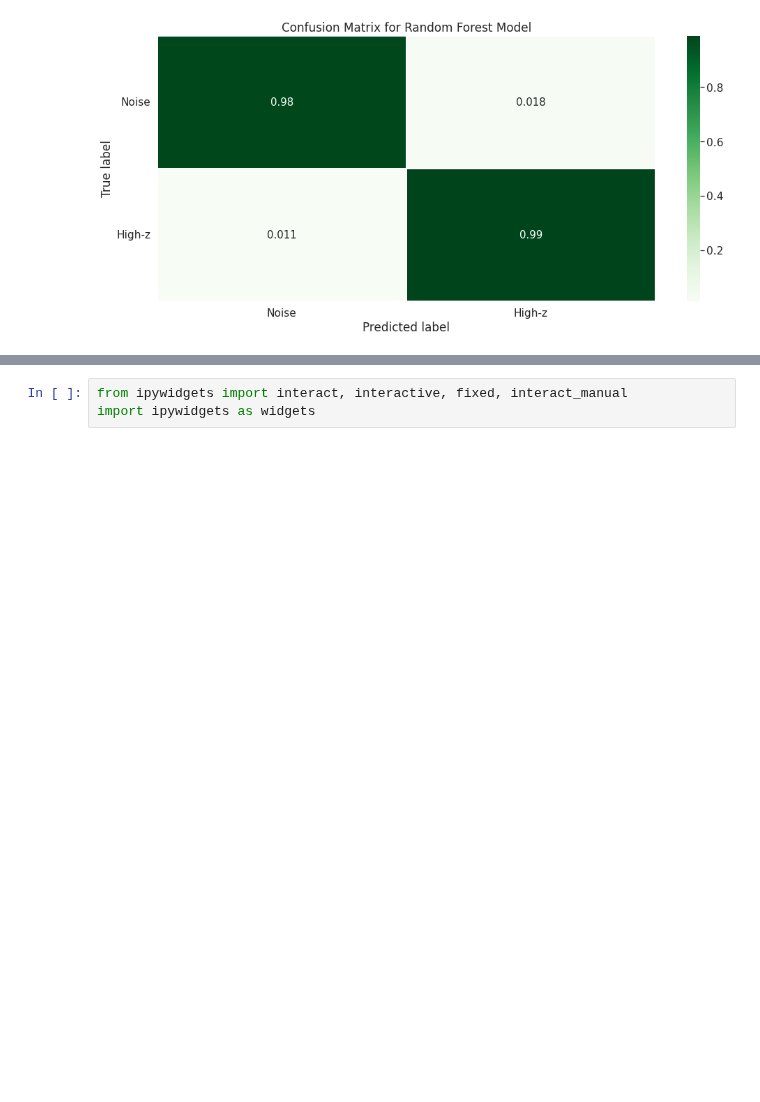
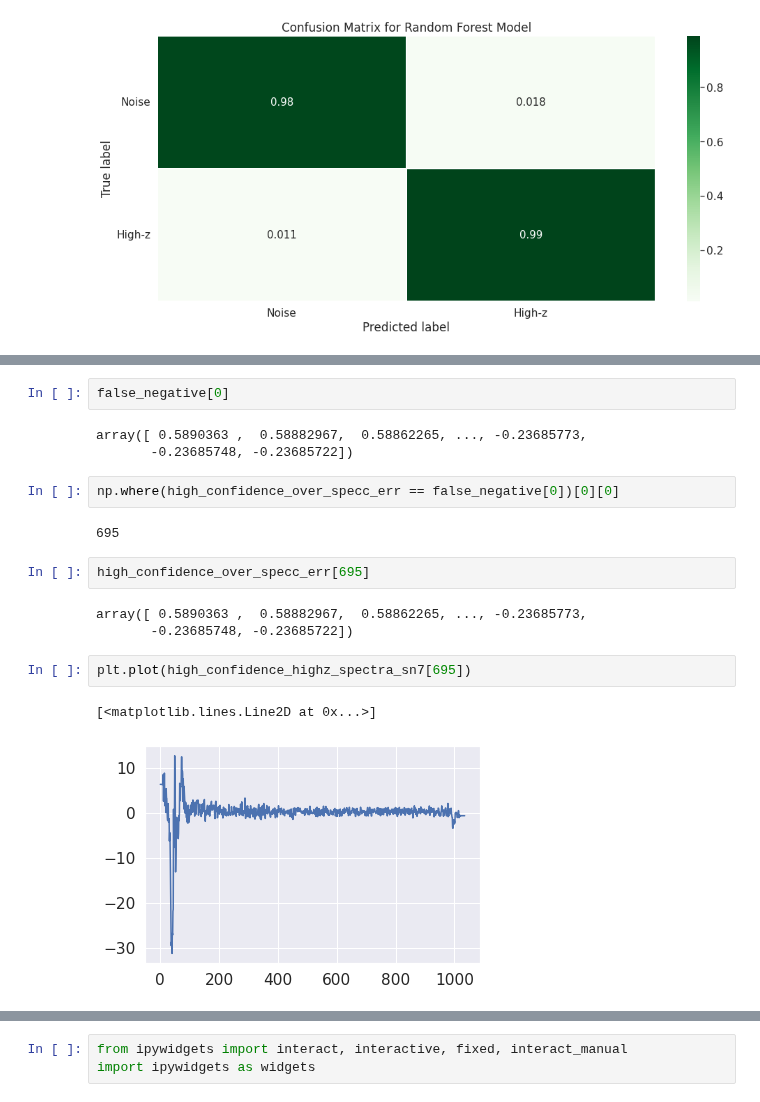
Before and after one commit to nickdavila/LAE-ML-Classification, a Jupyter notebook: Nick-RandomForest.ipynb, the cells around one changed output, grey strips where cells are left out. Drawn from its saved outputs; the diff is of its cells as text; blank space fills up the shorter version.

Commit message:
Update Nick-RandomForest.ipynb
Checkpoint commit. Just more work on plots, want to have a working save to go back to.

```diff
--- a/Nick-RandomForest.ipynb
+++ b/Nick-RandomForest.ipynb
@@ -200,0 +182,19 @@ plt.plot(high_confidence_highz_spec_err_sn7[695])
+# %%
+false_negative[0]
+# %% [output]
+array([ 0.5890363 ,  0.58882967,  0.58862265, ..., -0.23685773,
+       -0.23685748, -0.23685722])
+# %%
+np.where(high_confidence_over_specc_err == false_negative[0])[0][0]
+# %% [output]
+695
+# %%
+high_confidence_over_specc_err[695]
+# %% [output]
+array([ 0.5890363 ,  0.58882967,  0.58862265, ..., -0.23685773,
+       -0.23685748, -0.23685722])
+# %%
+plt.plot(high_confidence_highz_spectra_sn7[695])
+# %% [output]
+[<matplotlib.lines.Line2D at 0x...>]
+[figure, added]
```
Also changed, not shown: parts of 20 cells of this notebook.
